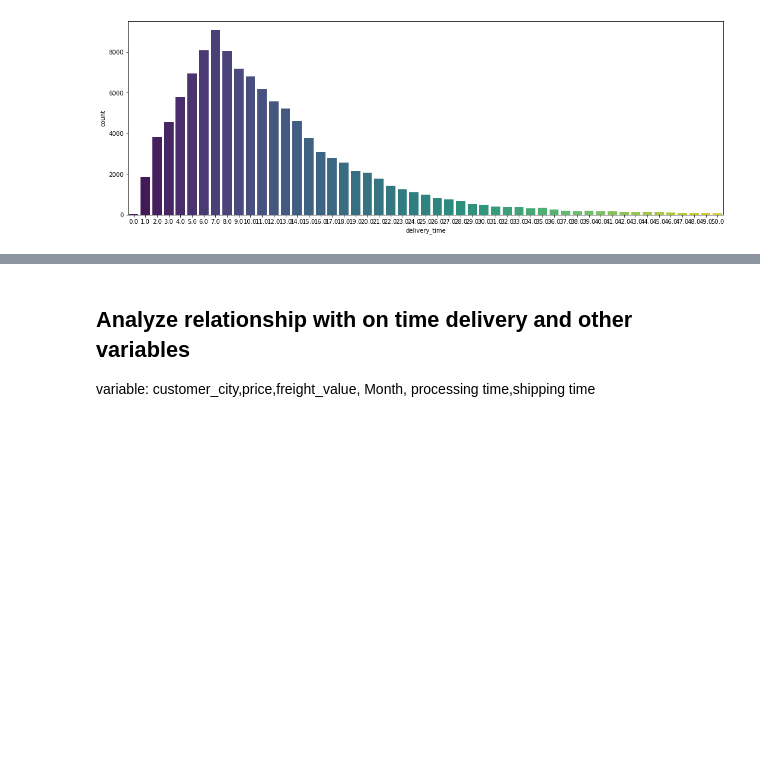
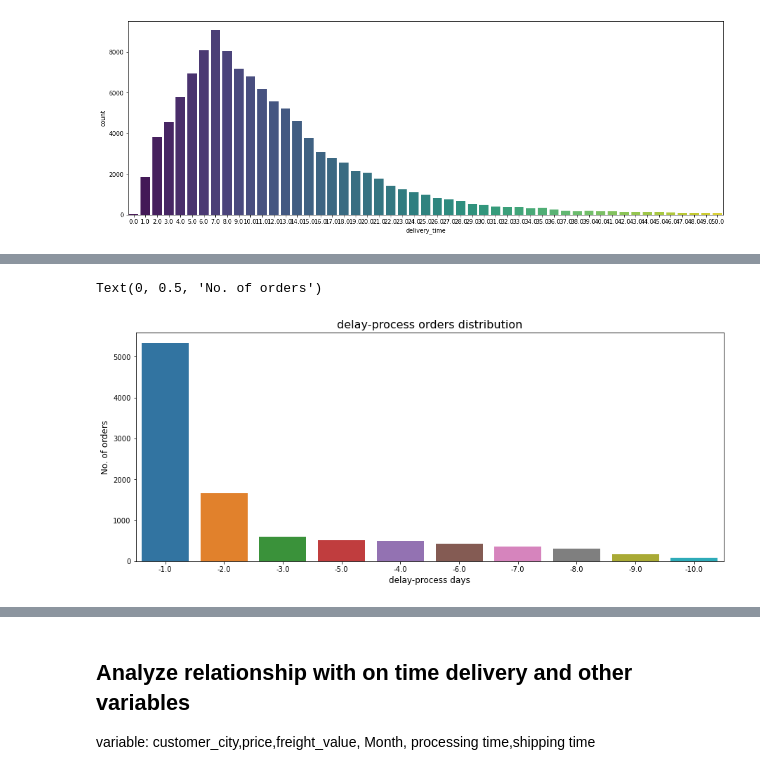
Before and after one commit to jiejian925/Data-Analysis, a Jupyter notebook: Delivery Analysis by Python.ipynb, the cells around one changed output, grey strips where cells are left out. Saved outputs shown, nothing was run; the diff lists cells and outputs as text; code cells hidden in the pictures; blank space fills up the shorter version.

```diff
--- a/Delivery Analysis by Python.ipynb
+++ b/Delivery Analysis by Python.ipynb
@@ -240,9 +256,10 @@ sns.countplot(x='delivery_time',data=delivered_analysis[delivered_analysis['deli
 # %%
-a=delivered_analysis[delivered_analysis['delay_processing_time']<0]['delay_processing_time'].value_counts().head(10)
-# Visualize the top 10 delay_processing day
-px.bar(x = a.index,
-       y =  a.values,
-       title="Top 10 delay_processing days",
-      labels={'y':'No. of orders',
-             'x':'delay_processing days'})
+# Visualize the delay-process orders distribution
+delay_process=list(delivered_analysis[delivered_analysis['delay_processing_time']<0]['delay_processing_time'].value_counts().head(10).index)
+delay_process_analysis = delivered_analysis[delivered_analysis['delay_processing_time'].isin(delay_process)]
+fig, ax = plt.subplots(figsize=(15, 6))
+sns.countplot(x='delay_processing_time', data=delay_process_analysis, ax=ax,order = delay_process_analysis['delay_processing_time'].value_counts().index)
+ax.set_title('delay-process orders distribution', fontsize=16)
+ax.set_xlabel('delay-process days', fontsize=12)
+ax.set_ylabel('No. of orders', fontsize=12)
 # %% [output]
@@ -249,0 +266,2 @@ px.bar(x = a.index,
+Text(0, 0.5, 'No. of orders')
+[figure, added]
```
Also changed, not shown: parts of 11 cells of this notebook.
